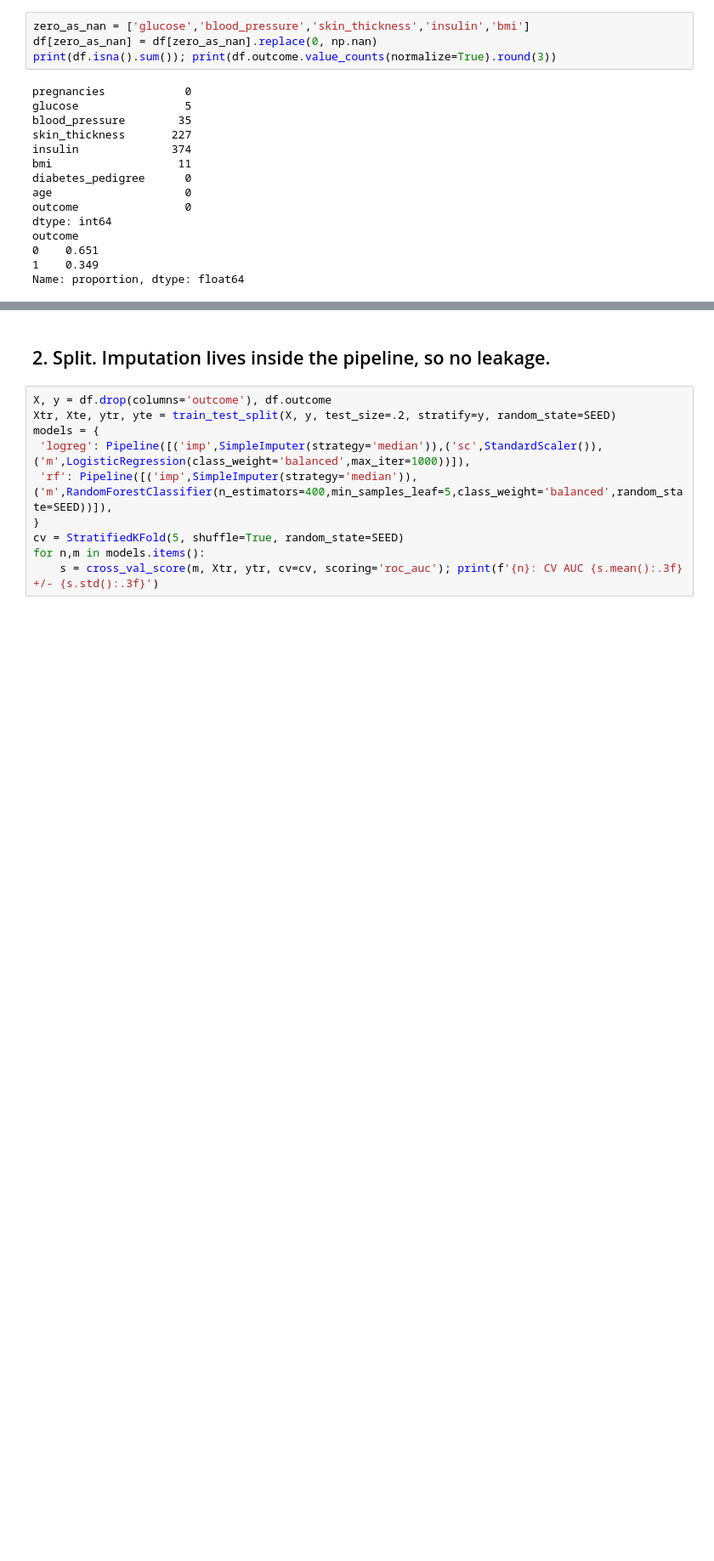
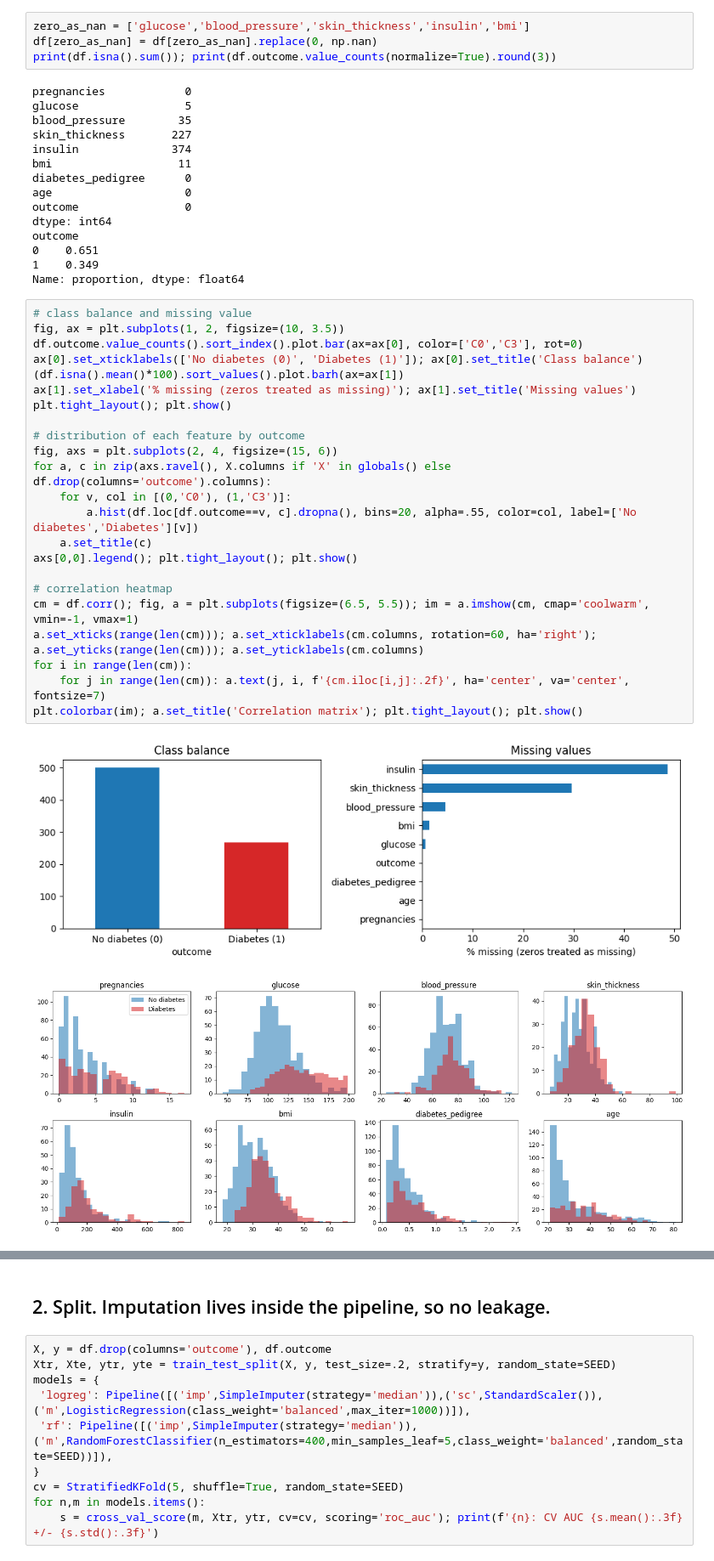
Before and after one commit to Abdu-Fareed004/Diabetes-Predictions-ML, a Jupyter notebook: diabetes-predictions.ipynb, the cells around one changed output, grey strips where cells are left out. Shown at 85% size. Drawn from its saved outputs; the diff is of its cells as text; blank space fills up the shorter version.

Commit message:
Kaggle Notebook | Diabetes Predictions | Version 5

```diff
--- a/diabetes-predictions.ipynb
+++ b/diabetes-predictions.ipynb
@@ -62,3 +76,29 @@ outcome
 0    0.651
 1    0.349
 Name: proportion, dtype: float64
+# %%
+# class balance and missing value
+fig, ax = plt.subplots(1, 2, figsize=(10, 3.5))
+df.outcome.value_counts().sort_index().plot.bar(ax=ax[0], color=['C0','C3'], rot=0)
+ax[0].set_xticklabels(['No diabetes (0)', 'Diabetes (1)']); ax[0].set_title('Class balance')
+(df.isna().mean()*100).sort_values().plot.barh(ax=ax[1])
+ax[1].set_xlabel('% missing (zeros treated as missing)'); ax[1].set_title('Missing values')
+plt.tight_layout(); plt.show()
+
+# distribution of each feature by outcome
+fig, axs = plt.subplots(2, 4, figsize=(15, 6))
+for a, c in zip(axs.ravel(), X.columns if 'X' in globals() else df.drop(columns='outcome').columns):
+    for v, col in [(0,'C0'), (1,'C3')]:
+        a.hist(df.loc[df.outcome==v, c].dropna(), bins=20, alpha=.55, color=col, label=['No diabetes','Diabetes'][v])
+    a.set_title(c)
+axs[0,0].legend(); plt.tight_layout(); plt.show()
+
+# correlation heatmap
+cm = df.corr(); fig, a = plt.subplots(figsize=(6.5, 5.5)); im = a.imshow(cm, cmap='coolwarm', vmin=-1, vmax=1)
+a.set_xticks(range(len(cm))); a.set_xticklabels(cm.columns, rotation=60, ha='right'); a.set_yticks(range(len(cm))); a.set_yticklabels(cm.columns)
+for i in range(len(cm)):
+    for j in range(len(cm)): a.text(j, i, f'{cm.iloc[i,j]:.2f}', ha='center', va='center', fontsize=7)
+plt.colorbar(im); a.set_title('Correlation matrix'); plt.tight_layout(); plt.show()
+# %% [output]
+[figure, added]
+[figure, added]
```
Also changed, not shown: parts of 10 cells of this notebook.
